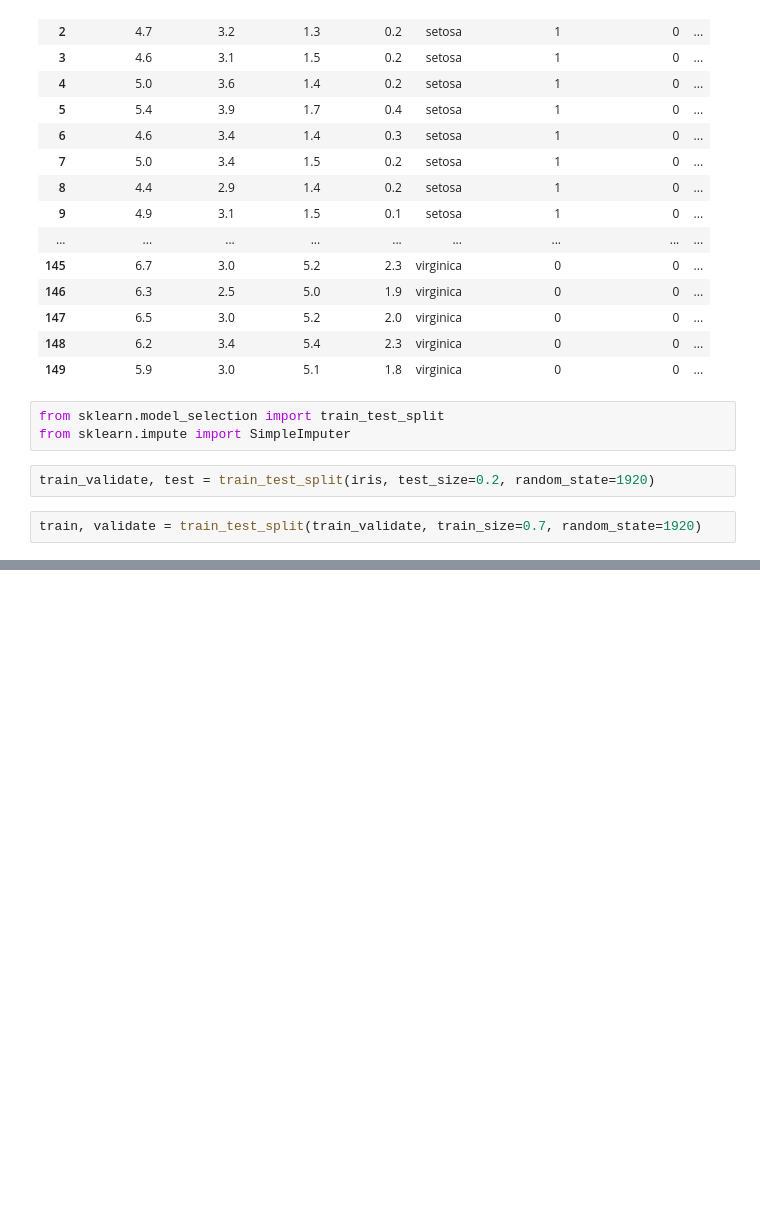
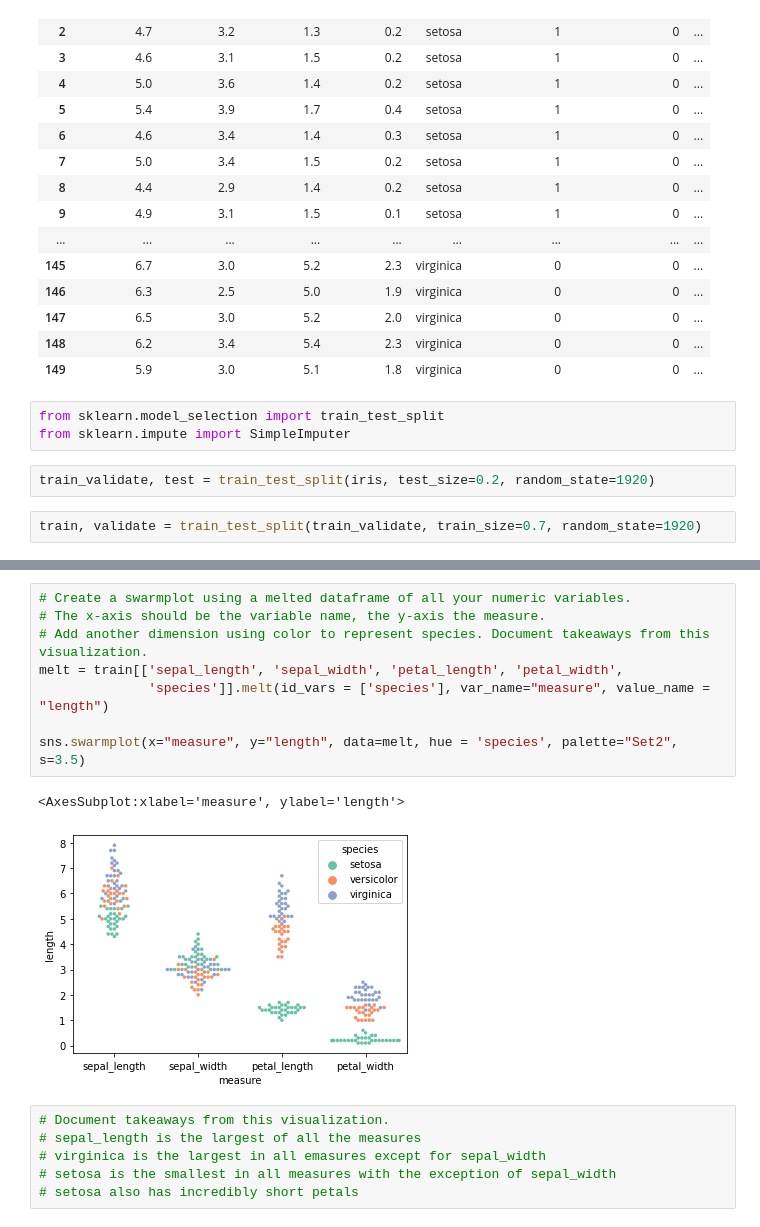
Before and after one commit to Sam-keeler/classification-exercises, a Jupyter notebook: classification_exercises.ipynb, the cells around one changed output, grey strips where cells are left out. Drawn from its saved outputs; the diff is of its cells as text; blank space fills up the shorter version.

```diff
--- a/classification_exercises.ipynb
+++ b/classification_exercises.ipynb
@@ -409,0 +407,17 @@ validate
+# %%
+# Create a swarmplot using a melted dataframe of all your numeric variables.
+# The x-axis should be the variable name, the y-axis the measure.
+# Add another dimension using color to represent species. Document takeaways from this visualization.
+melt = train[['sepal_length', 'sepal_width', 'petal_length', 'petal_width',
+              'species']].melt(id_vars = ['species'], var_name="measure", value_name = "length")
+
+sns.swarmplot(x="measure", y="length", data=melt, hue = 'species', palette="Set2", s=3.5)
+# %% [output]
+<AxesSubplot:xlabel='measure', ylabel='length'>
+[figure, added]
+# %%
+# Document takeaways from this visualization.
+# sepal_length is the largest of all the measures
+# virginica is the largest in all emasures except for sepal_width
+# setosa is the smallest in all measures with the exception of sepal_width
+# setosa also has incredibly short petals
```
Also changed, not shown: parts of 9 cells of this notebook.
